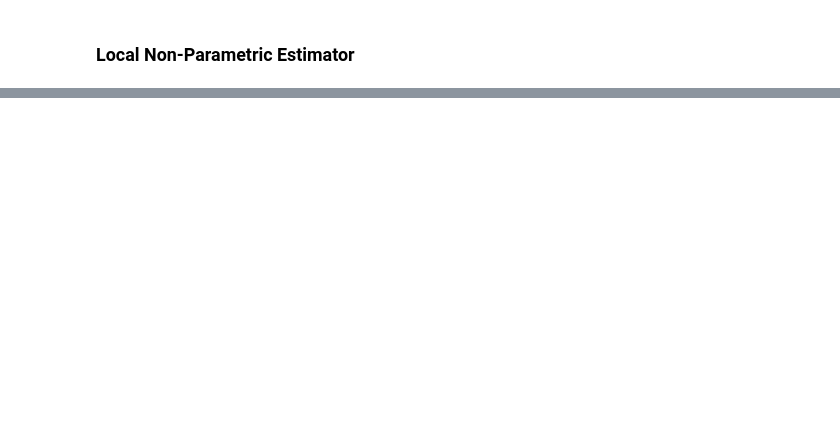
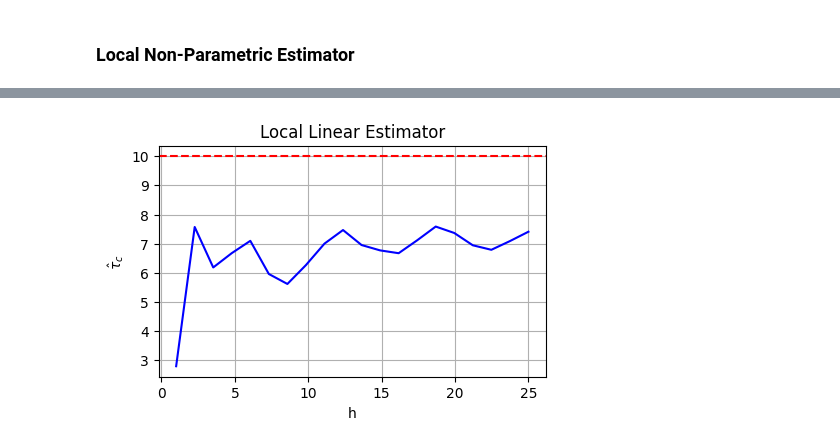
Before and after one commit to TiagoCAAmorim/causal_inference, a Jupyter notebook: Seminario/RegressionDiscontinuity.ipynb, the cells around one changed output, grey strips where cells are left out. Cells and saved outputs as stored; diff of their text form; code cells hidden in the pictures; blank space fills up the shorter version.

```diff
--- a/Seminario/RegressionDiscontinuity.ipynb
+++ b/Seminario/RegressionDiscontinuity.ipynb
@@ -93,0 +91,19 @@ y_mean_hat_1 = [np.mean([y for (x,y) in zip(x_1,y_1) if (x-c)<h]) for h in h_tes
+# %%
+y_hat_0_model = [sm.OLS(y, sm.add_constant(x)) for (x,y) in zip(x_0_local, y_0_local)]
+y_hat_0_fit = [model.fit() for model in y_hat_0_model]
+
+y_hat_1_model = [sm.OLS(y, sm.add_constant(x)) for (x,y) in zip(x_1_local, y_1_local)]
+y_hat_1_fit = [model.fit() for model in y_hat_1_model]
+
+tau_hat = [(y_1.params[0]-y_0.params[0]) for (y_1,y_0) in zip(y_hat_1_fit, y_hat_0_fit)]
+
+plt.figure(figsize=(5,3))
+plt.plot(h_test, tau_hat, c='blue')
+plt.axhline(y=tau, color="r", linestyle="--")
+plt.grid(True)
+plt.xlabel("h")
+plt.ylabel("$\\hat{\\tau}_c$")
+plt.title("Local Linear Estimator")
+plt.show()
+# %% [output]
+[figure, added]
```
Also changed, not shown: parts of 14 cells of this notebook.
